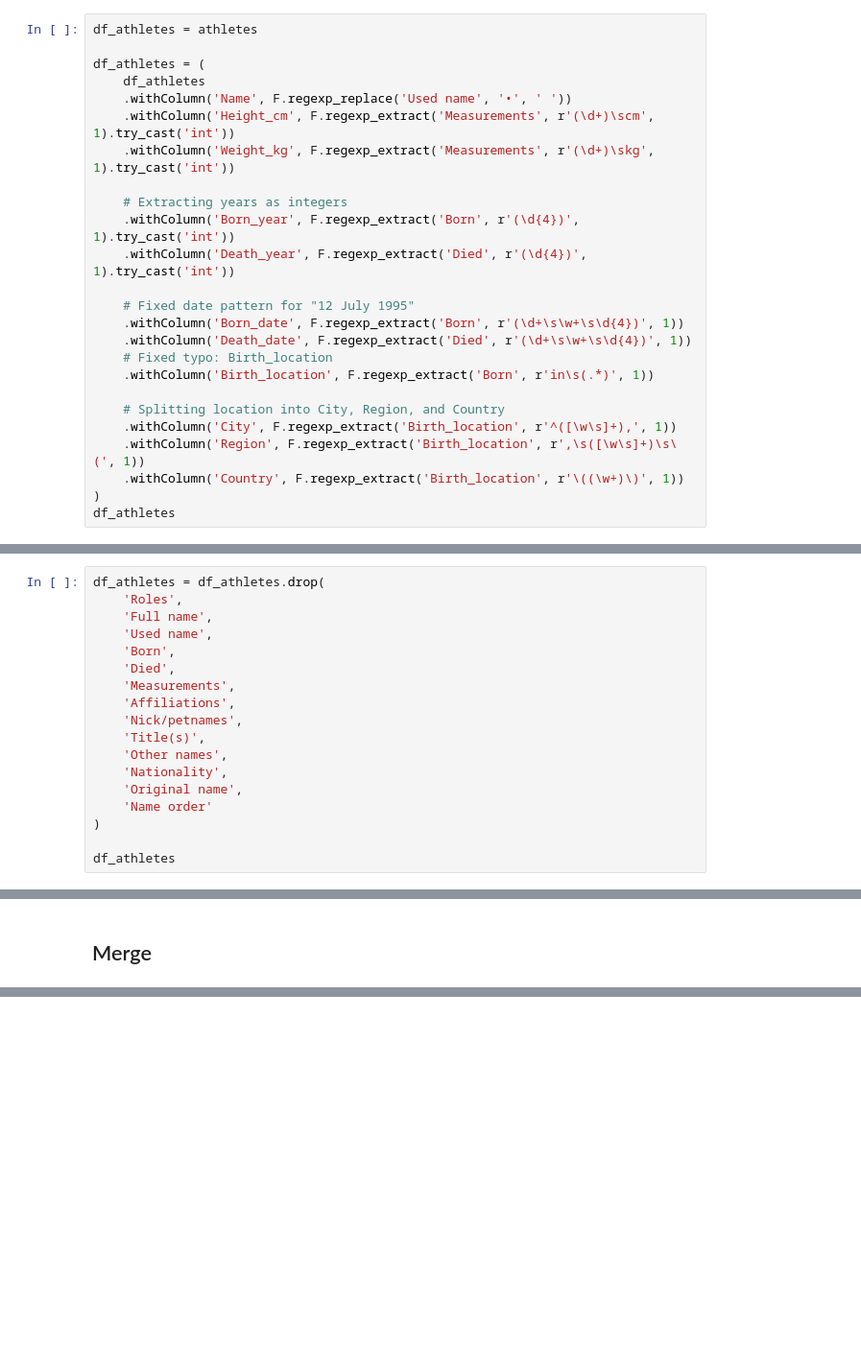
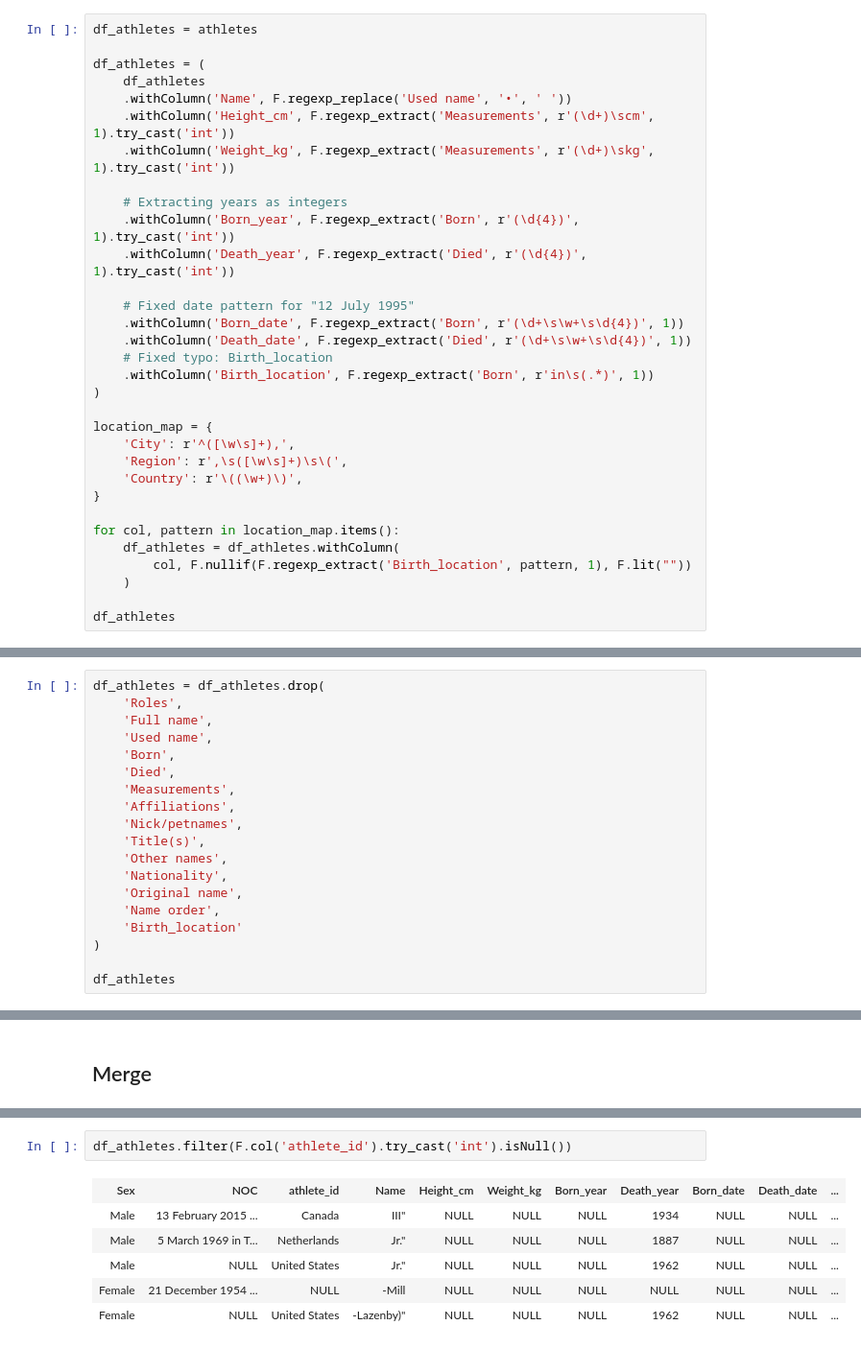
Before and after one commit to ojnny08/olympic-athlete-performance-elt, a Jupyter notebook: notebook/production.ipynb, the cells around one changed output, grey strips where cells are left out. Shown at 96% size. Saved outputs shown, nothing was run; the diff lists cells and outputs as text; blank space fills up the shorter version.

```diff
--- a/notebook/production.ipynb
+++ b/notebook/production.ipynb
@@ -45,12 +57,19 @@ df_athletes = (
     .withColumn('Death_date', F.regexp_extract('Died', r'(\d+\s\w+\s\d{4})', 1))
     # Fixed typo: Birth_location
     .withColumn('Birth_location', F.regexp_extract('Born', r'in\s(.*)', 1))
+)
 
-    # Splitting location into City, Region, and Country
-    .withColumn('City', F.regexp_extract('Birth_location', r'^([\w\s]+),', 1))
-    .withColumn('Region', F.regexp_extract('Birth_location', r',\s([\w\s]+)\s\(', 1))
-    .withColumn('Country', F.regexp_extract('Birth_location', r'\((\w+)\)', 1))
-)
+location_map = {
+    'City': r'^([\w\s]+),',
+    'Region': r',\s([\w\s]+)\s\(',
+    'Country': r'\((\w+)\)',
+}
+
+for col, pattern in location_map.items():
+    df_athletes = df_athletes.withColumn(
+        col, F.nullif(F.regexp_extract('Birth_location', pattern, 1), F.lit(""))
+    )
+
 df_athletes
 # %% [output]
 | Roles | Sex | Full name | Used name | Born | Died | NOC | athlete_id | Measurements | Affiliations | ... |
@@ -100,7 +119,8 @@ df_athletes = df_athletes.drop(
     'Other names',
     'Nationality',
     'Original name',
-    'Name order'
+    'Name order',
+    'Birth_location'
 )
 
 df_athletes
@@ -187,0 +212,9 @@ org.apache.spark.SparkException: Exception thrown in awaitResult:
+# %%
+df_athletes.filter(F.col('athlete_id').try_cast('int').isNull())
+# %% [output]
+| Sex | NOC | athlete_id | Name | Height_cm | Weight_kg | Born_year | Death_year | Born_date | Death_date | ... |
+| Male | 13 February 2015 ... | Canada | III" | NULL | NULL | NULL | 1934 | NULL | NULL | ... |
+| Male | 5 March 1969 in T... | Netherlands | Jr." | NULL | NULL | NULL | 1887 | NULL | NULL | ... |
+| Male | NULL | United States | Jr." | NULL | NULL | NULL | 1962 | NULL | NULL | ... |
+| Female | 21 December 1954 ... | NULL | -Mill | NULL | NULL | NULL | NULL | NULL | NULL | ... |
+| Female | NULL | United States | -Lazenby)" | NULL | NULL | NULL | 1962 | NULL | NULL | ... |
```
Also changed, not shown: parts of 13 cells of this notebook, 1 other file.
